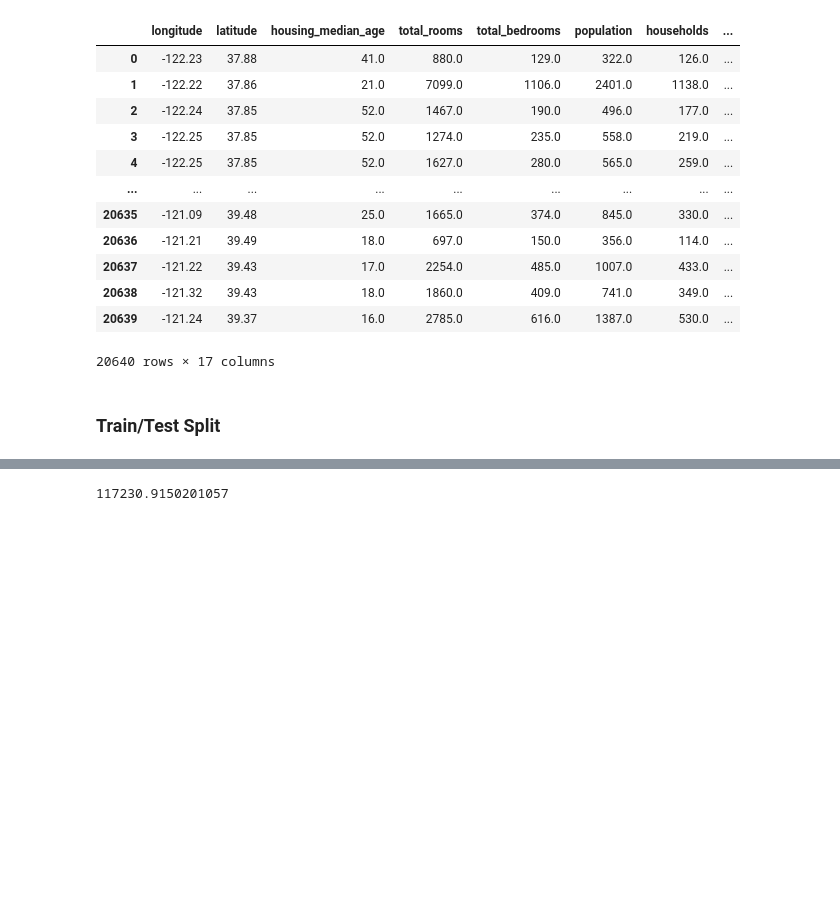
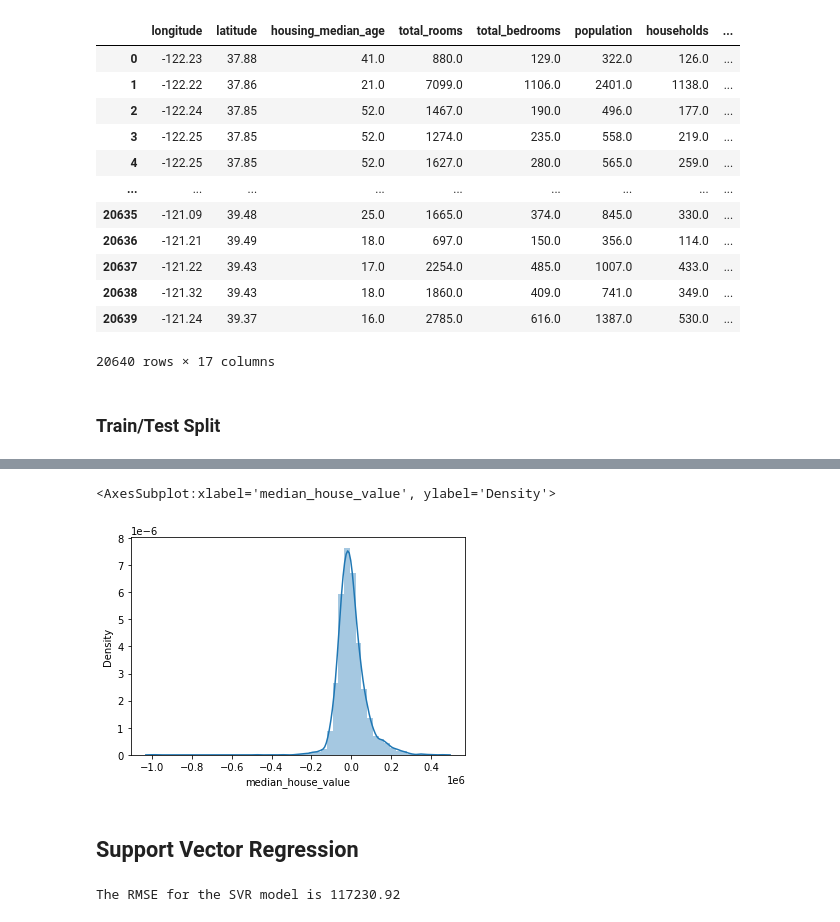
Before and after one commit to akhalifaa/CanadaHousing, a Jupyter notebook: CanadaHousing.ipynb, the cells around one changed output, grey strips where cells are left out. Cells and saved outputs as stored; diff of their text form; code cells hidden in the pictures; blank space fills up the shorter version.

```diff
--- a/CanadaHousing.ipynb
+++ b/CanadaHousing.ipynb
@@ -260,3 +273,11 @@ rmse_test_ridge
+# %%
+#Plotting the residuals
+sns.distplot((Y_test-y_test_predict_ridge),bins=50)
+# %% [output]
+<AxesSubplot:xlabel='median_house_value', ylabel='Density'>
+[figure, added]
+# %% [markdown]
+## Support Vector Regression
 # %%
 #Fitting an SVR model.
 SVR_model = SVR().fit(X_train,Y_train)
@@ -268,7 +289,7 @@ rmse_train_SVR = (np.sqrt(mean_squared_error(Y_train, y_train_predict_SVR)))
 #Model Evaluation for TESTING Set
 y_test_predict_SVR = SVR_model.predict(X_test)
 rmse_test_SVR = (np.sqrt(mean_squared_error(Y_test, y_test_predict_SVR)))
-# %%
-rmse_test_SVR
-# %% [output]
-117230.9150201057
+# %%
+print("The RMSE for the SVR model is {:.2f}".format(rmse_test_SVR))
+# %% [output]
+The RMSE for the SVR model is 117230.92
```
Also changed, not shown: parts of 15 cells of this notebook.
